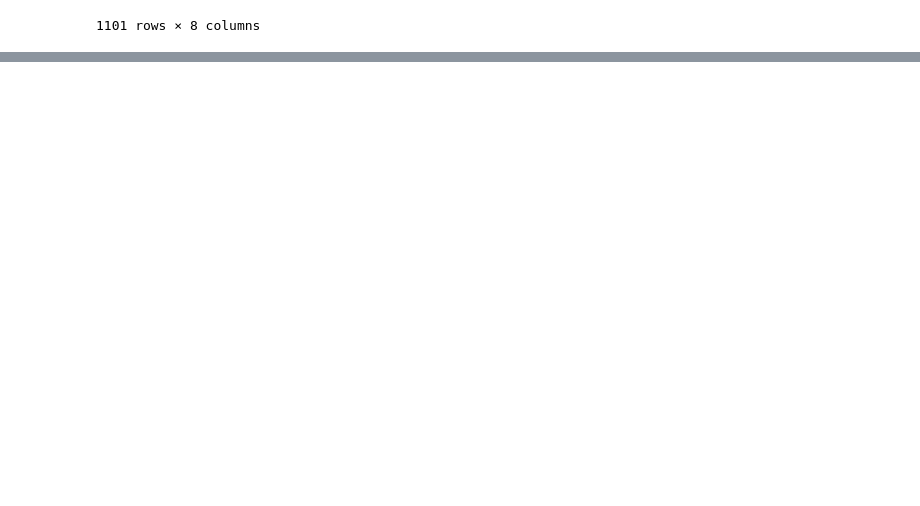
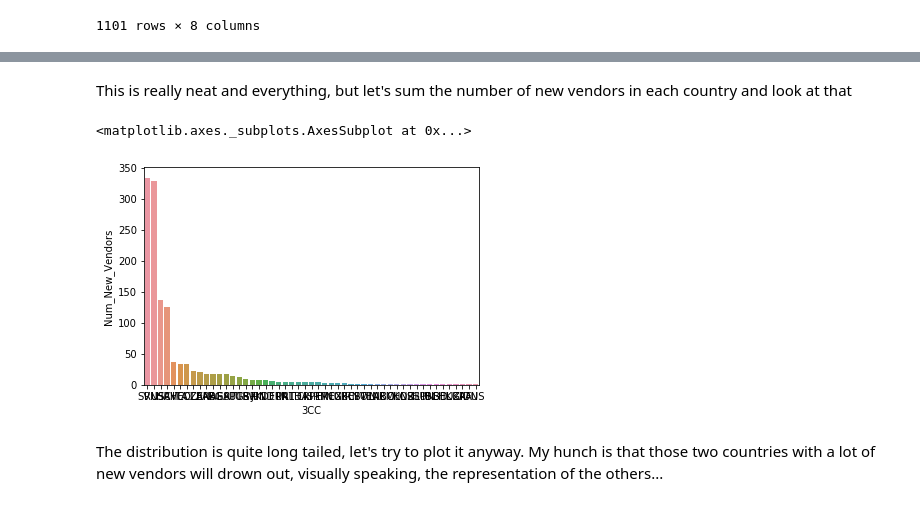
Before and after one commit to djpecot/CryptoMerchants_Map, a Jupyter notebook: Mapping_Viz.ipynb, the cells around one changed output, grey strips where cells are left out. Cells and saved outputs as stored; diff of their text form; code cells hidden in the pictures; blank space fills up the shorter version.

```diff
--- a/Mapping_Viz.ipynb
+++ b/Mapping_Viz.ipynb
@@ -28,0 +102,14 @@ venues_df
+# %% [markdown]
+This is really neat and everything, but let's sum the number of new vendors in each country and look at that
+# %%
+# get the values of each country(code)
+cc_srs = venues_df['Three_Letter_Country_Code'].value_counts()
+cc_df = cc_srs.to_frame().reset_index()
+cc_df.columns = ['3CC','Num_New_Vendors']
+
+sns.barplot(data = cc_df, x = '3CC', y = 'Num_New_Vendors')
+# %% [output]
+<matplotlib.axes._subplots.AxesSubplot at 0x...>
+[figure, added]
+# %% [markdown]
+The distribution is quite long tailed, let's try to plot it anyway. My hunch is that those two countries with a lot of new vendors will drown out, visually speaking, the representation of the others...
```
Also changed, not shown: parts of 12 cells of this notebook.
